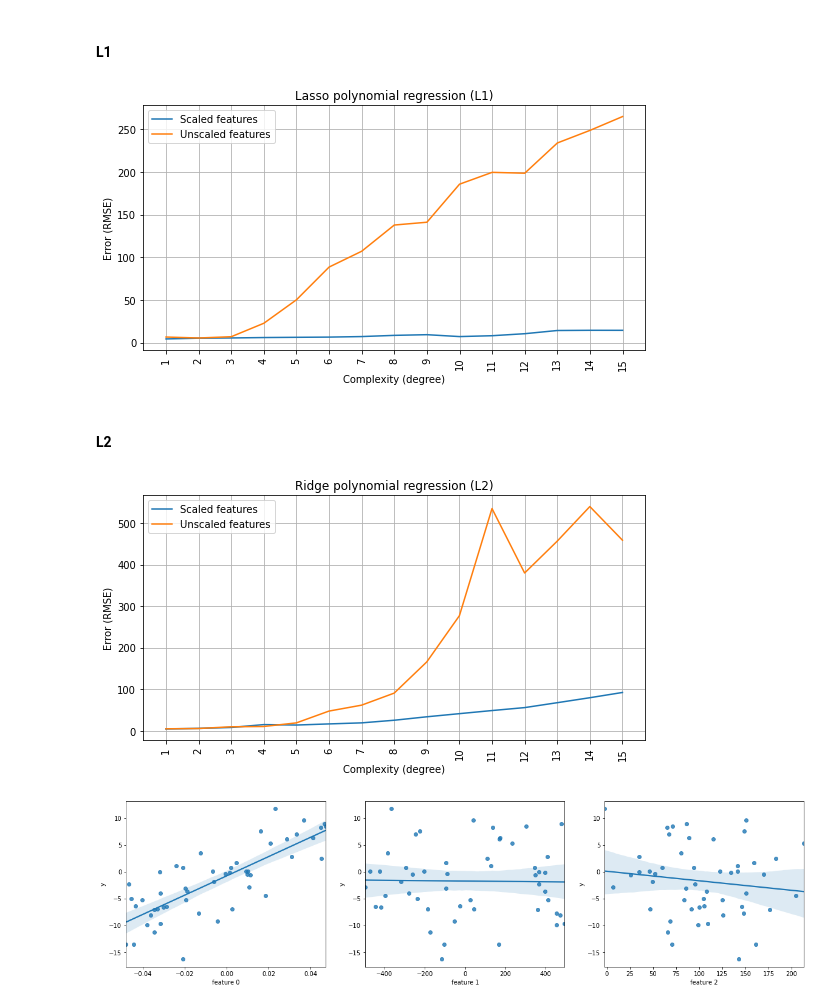
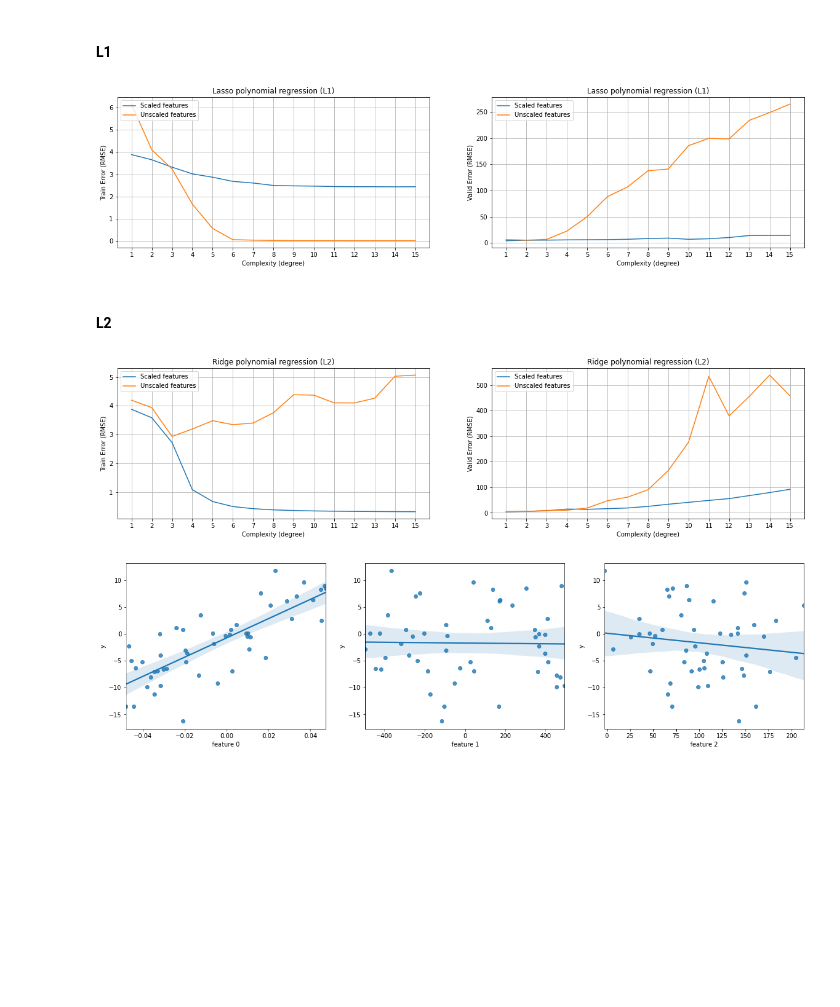
Before and after one commit to OksanaZaitseva/rsschool, a Jupyter notebook: 4_overfitting_regularization/overfitting_regularization_23.03.ipynb, the cells around one changed output. Cells and saved outputs as stored; diff of their text form; code cells hidden in the pictures; blank space fills up the shorter version.

```diff
--- a/4_overfitting_regularization/overfitting_regularization_23.03.ipynb
+++ b/4_overfitting_regularization/overfitting_regularization_23.03.ipynb
@@ -708,7 +709,7 @@ Min of feature 2: -2.35, max: 213.31
 #### L1
 # %%
 
-rmse_valid_l1_unscale, rmse_valid_l1_scale = [], []
+rmse_valid_l1_unscale, rmse_valid_l1_scale, rmse_train_l1_unscale, rmse_train_l1_scale = [], [], [], []
 for degree in DEGREES[1:]:
 
     results = cross_validate(make_model_part(degree=degree, penalty='L1', alpha=0.15, scale=True,
@@ -718,27 +719,38 @@ for degree in DEGREES[1:]:
                              scoring='neg_root_mean_squared_error')
 
     rmse_valid_l1_scale.append(-np.mean(results['test_score']))
-
+    rmse_train_l1_scale.append(-np.mean(results['train_score']))
     results = cross_validate(make_model_part(degree=degree, penalty='L1', alpha=0.15, scale=False,
                                             poly_feat=[0, 1, 2], non_poly_feat=[]),
                              X_hw, y_hw, cv=3,
                              return_train_score=True, return_estimator=True,
                              scoring='neg_root_mean_squared_error')
     rmse_valid_l1_unscale.append(-np.mean(results['test_score']))
+    rmse_train_l1_unscale.append(-np.mean(results['train_score']))
 # %%
-plt.figure(figsize=(9, 4.5))
-plt.plot(DEGREES[1:], rmse_valid_l1_scale, label='Scaled features')
-plt.plot(DEGREES[1:], rmse_valid_l1_unscale, color='C1', label='Unscaled features')
-plt.title('Lasso polynomial regression (L1)')
+f,ax=plt.subplots(1,2,figsize=(20, 4.5))
+plt.setp(ax, xticks=DEGREES[1:])
+ax[0].plot(DEGREES[1:], rmse_train_l1_scale, label='Scaled features')
+ax[0].plot(DEGREES[1:], rmse_train_l1_unscale, color='C1', label='Unscaled features')
+ax[0].set_title('Lasso polynomial regression (L1)')
+ax[0].set_xlabel('Complexity (degree)')
+ax[0].set_ylabel('Train Error (RMSE)')
 plt.xlabel('Complexity (degree)')
-plt.ylabel('Error (RMSE)')
+plt.ylabel('Train Error (RMSE)')
+ax[0].grid(True)
+ax[0].legend(loc='upper left')
+
+ax[1].plot(DEGREES[1:], rmse_valid_l1_scale, label='Scaled features')
+ax[1].plot(DEGREES[1:], rmse_valid_l1_unscale, color='C1', label='Unscaled features')
+ax[1].set_title('Lasso polynomial regression (L1)')
+plt.xlabel('Complexity (degree)')
+plt.ylabel('Valid Error (RMSE)')
 plt.grid(True)
-plt.xticks(DEGREES[1:], rotation='vertical')
 plt.legend(loc='upper left')
 
 plt.show()
 # %% [output]
-[figure, old version]
+[figure, new version]
 # %% [markdown]
 #### L2
 # %%
@@ -760,17 +775,27 @@ for degree in DEGREES[1:]:
 # %%
-plt.figure(figsize=(9, 4.5))
-plt.plot(DEGREES[1:], rmse_valid_l2_scale, label='Scaled features')
-plt.plot(DEGREES[1:], rmse_valid_l2_unscale, color='C1', label='Unscaled features')
-plt.title('Ridge polynomial regression (L2)')
+f,ax=plt.subplots(1,2,figsize=(20, 4.5))
+plt.setp(ax, xticks=DEGREES[1:])
+ax[0].plot(DEGREES[1:], rmse_train_l2_scale, label='Scaled features')
+ax[0].plot(DEGREES[1:], rmse_train_l2_unscale, color='C1', label='Unscaled features')
+ax[0].set_title('Ridge polynomial regression (L2)')
+ax[0].set_xlabel('Complexity (degree)')
+ax[0].set_ylabel('Train Error (RMSE)')
 plt.xlabel('Complexity (degree)')
-plt.ylabel('Error (RMSE)')
+plt.ylabel('Train Error (RMSE)')
+ax[0].grid(True)
+ax[0].legend(loc='upper left')
+
+ax[1].plot(DEGREES[1:], rmse_valid_l2_scale, label='Scaled features')
+ax[1].plot(DEGREES[1:], rmse_valid_l2_unscale, color='C1', label='Unscaled features')
+ax[1].set_title('Ridge polynomial regression (L2)')
+plt.xlabel('Complexity (degree)')
+plt.ylabel('Valid Error (RMSE)')
 plt.grid(True)
-plt.xticks(DEGREES[1:], rotation='vertical')
 plt.legend(loc='upper left')
 
 plt.show()
 # %% [output]
-[figure, old version]
+[figure, new version]
 # %%
 # Проанализируем взаимосвязь целевой переменной с независимыми переменными
 
```
Also changed, not shown: parts of 3 cells of this notebook.
